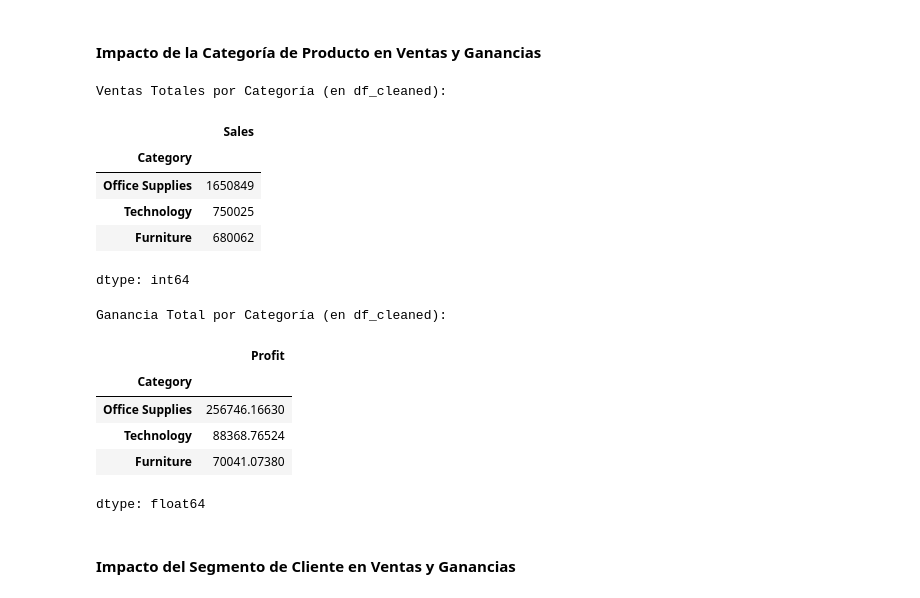
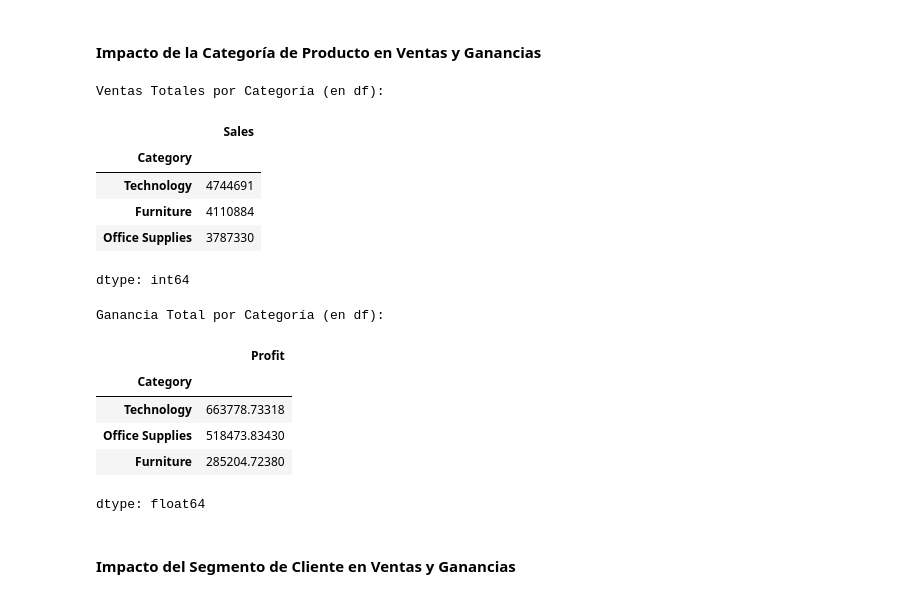
Before and after one commit to DAGP1145/Machinlearning, a Jupyter notebook: Machinelearning.ipynb, the cells around one changed output. Drawn from its saved outputs; the diff is of its cells as text; code cells hidden in the pictures.

```diff
--- a/Machinelearning.ipynb
+++ b/Machinelearning.ipynb
@@ -440,28 +422,28 @@ Total de valores nulos de weeknum = 0
 # %% [markdown]
 #### Impacto de la Categoría de Producto en Ventas y Ganancias
 # %%
-sales_by_category = df_cleaned.groupby('Category')['Sales'].sum().sort_values(ascending=False)
-profit_by_category = df_cleaned.groupby('Category')['Profit'].sum().sort_values(ascending=False)
+sales_by_category = df.groupby('Category')['Sales'].sum().sort_values(ascending=False)
+profit_by_category = df.groupby('Category')['Profit'].sum().sort_values(ascending=False)
 
-print("Ventas Totales por Categoría (en df_cleaned):")
+print("Ventas Totales por Categoría (en df):")
 display(sales_by_category)
 
-print("\nGanancia Total por Categoría (en df_cleaned):")
+print("\nGanancia Total por Categoría (en df):")
 display(profit_by_category)
 # %% [output]
-Ventas Totales por Categoría (en df_cleaned):
+Ventas Totales por Categoría (en df):
 |  | Sales |
 | Category |  |
-| Office Supplies | 1650849 |
-| Technology | 750025 |
-| Furniture | 680062 |
+| Technology | 4744691 |
+| Furniture | 4110884 |
+| Office Supplies | 3787330 |
 dtype: int64
-Ganancia Total por Categoría (en df_cleaned):
+Ganancia Total por Categoría (en df):
 |  | Profit |
 | Category |  |
-| Office Supplies | 256746.16630 |
-| Technology | 88368.76524 |
-| Furniture | 70041.07380 |
+| Technology | 663778.73318 |
+| Office Supplies | 518473.83430 |
+| Furniture | 285204.72380 |
 dtype: float64
 # %% [markdown]
 #### Impacto del Segmento de Cliente en Ventas y Ganancias
```
Also changed, not shown: parts of 28 cells of this notebook.
